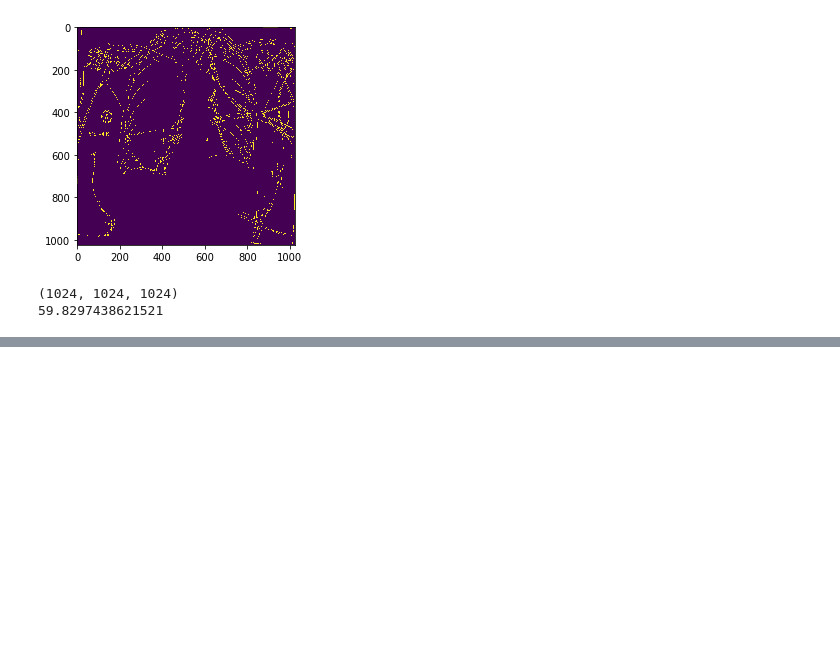
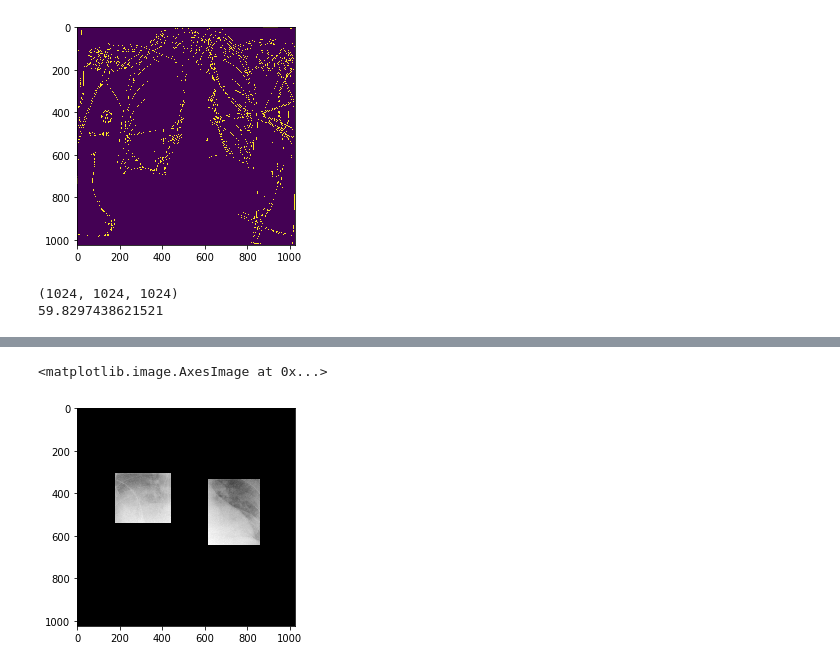
Before and after one commit to jek343/Pneumonia-Detection, a Jupyter notebook: Dataset.ipynb, the cells around one changed output, grey strips where cells are left out. Saved outputs shown, nothing was run; the diff lists cells and outputs as text; code cells hidden in the pictures; blank space fills up the shorter version.

```diff
--- a/Dataset.ipynb
+++ b/Dataset.ipynb
@@ -139,0 +204,8 @@ array([[0.  , 0.  , 0.  , 0.  , 0.  , 0.  , 0.  , 0.  ],
+# %%
+masked = np.zeros(image.shape[:2])
+for i in range(mask.shape[2]):
+    masked += image[:, :, 0] * mask[:, :, i]
+plt.imshow(masked, cmap='gray')
+# %% [output]
+<matplotlib.image.AxesImage at 0x...>
+[figure, added]
```
Also changed, not shown: parts of 9 cells of this notebook.
